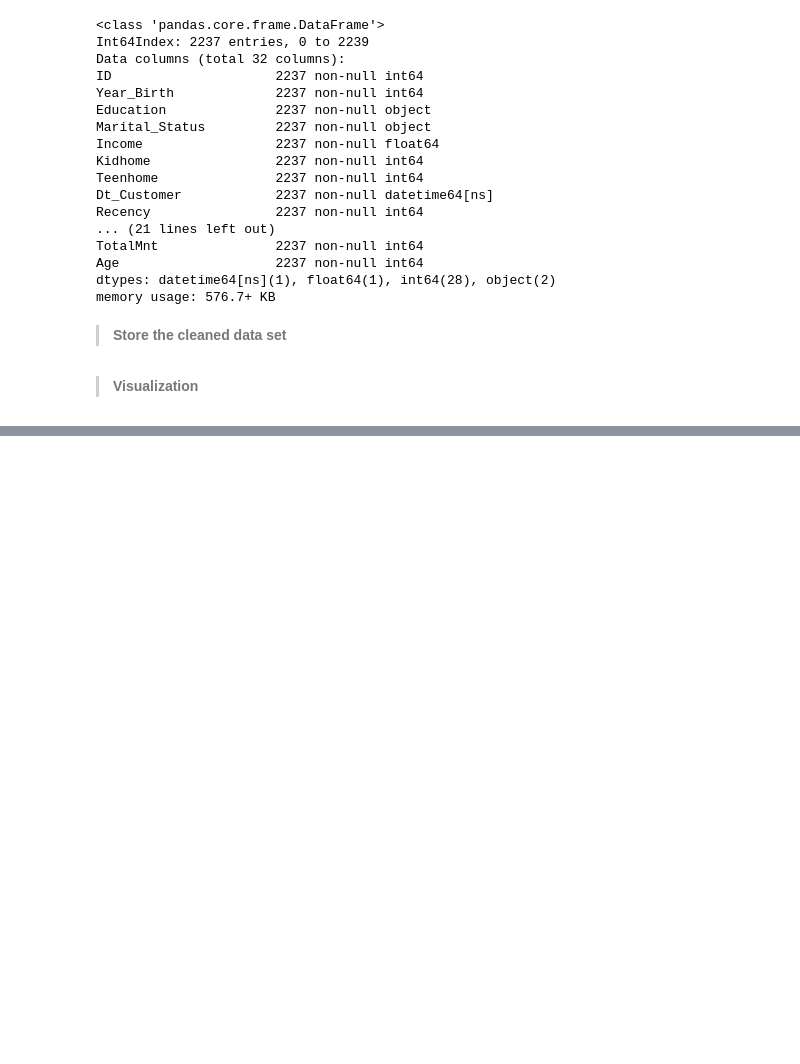
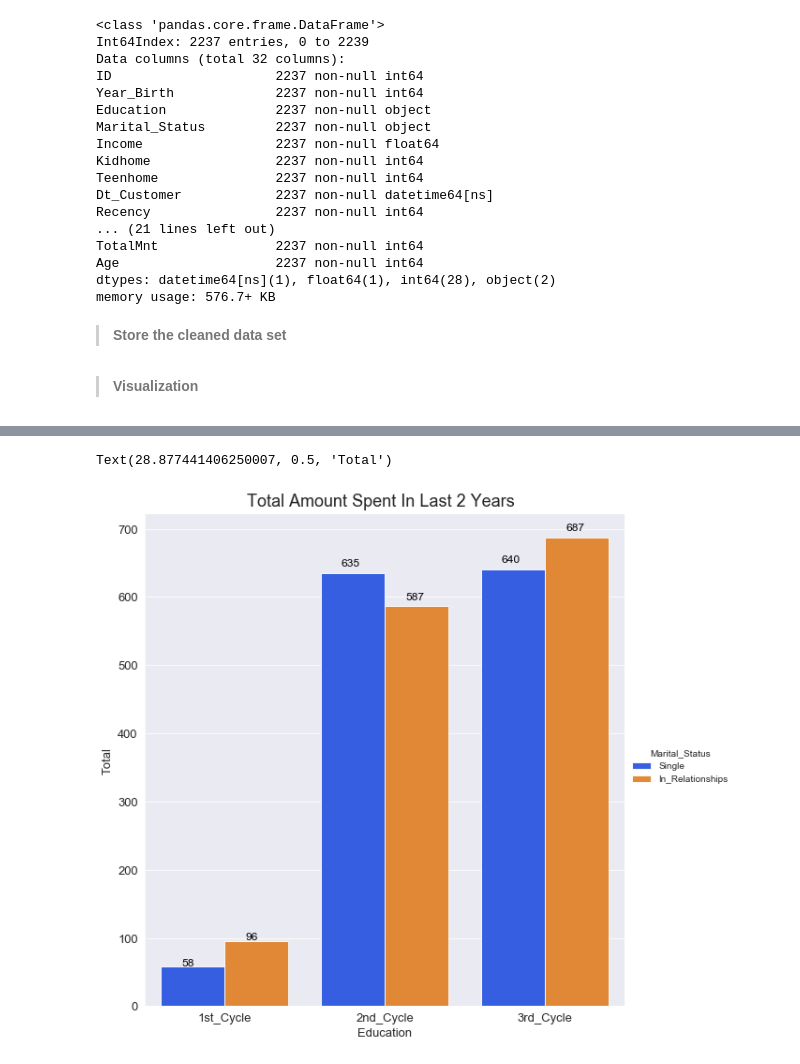
Before and after one commit to jkaikong/Customer_Analysis, a Jupyter notebook: Customer_Personality_Analysis.ipynb, the cells around one changed output, grey strips where cells are left out. Saved outputs shown, nothing was run; the diff lists cells and outputs as text; code cells hidden in the pictures; blank space fills up the shorter version.

```diff
--- a/Customer_Personality_Analysis.ipynb
+++ b/Customer_Personality_Analysis.ipynb
@@ -355,0 +365,21 @@ sns.histplot(data=df, x='Age', bins=30)
+# %%
+plot_order = ['1st_Cycle', '2nd_Cycle', '3rd_Cycle']
+plot_1 = sns.catplot(data=df, x='Education', y='TotalMnt', hue='Marital_Status', kind='bar',
+            order=plot_order, ci=None, alpha=0.9, height=8)
+
+ax = plot_1.facet_axis(0,0)
+for p in ax.patches:
+    ax.text(p.get_x() + 0.13,
+            p.get_height() * 1.015,
+            '{0:.0f}'.format(p.get_height()),
+            color='black',
+            rotation='horizontal',
+            size='large')
+
+plt.suptitle('Total Amount Spent In Last 2 Years', fontsize=18, x=0.45, y=1.02)
+plt.tick_params(axis='both', labelsize=13)
+plt.xlabel('Education', fontsize=13)
+plt.ylabel('Total', fontsize=13)
+# %% [output]
+Text(28.877441406250007, 0.5, 'Total')
+[figure, added]
```
Also changed, not shown: parts of 14 cells of this notebook.
